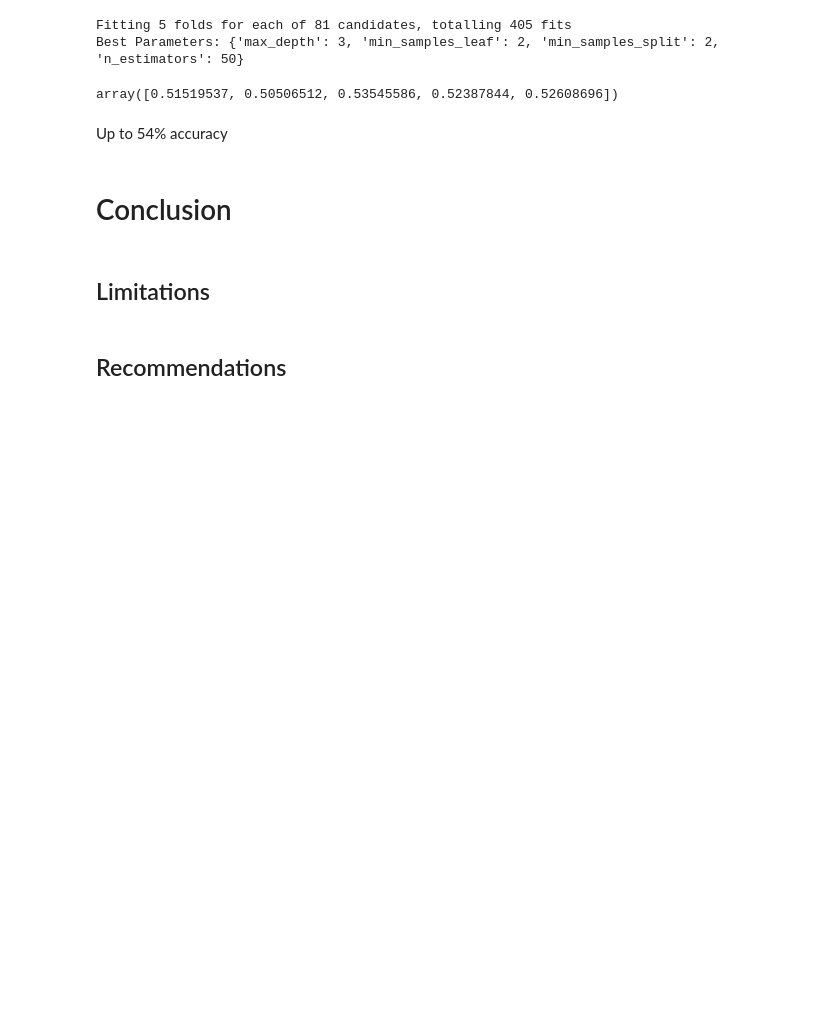
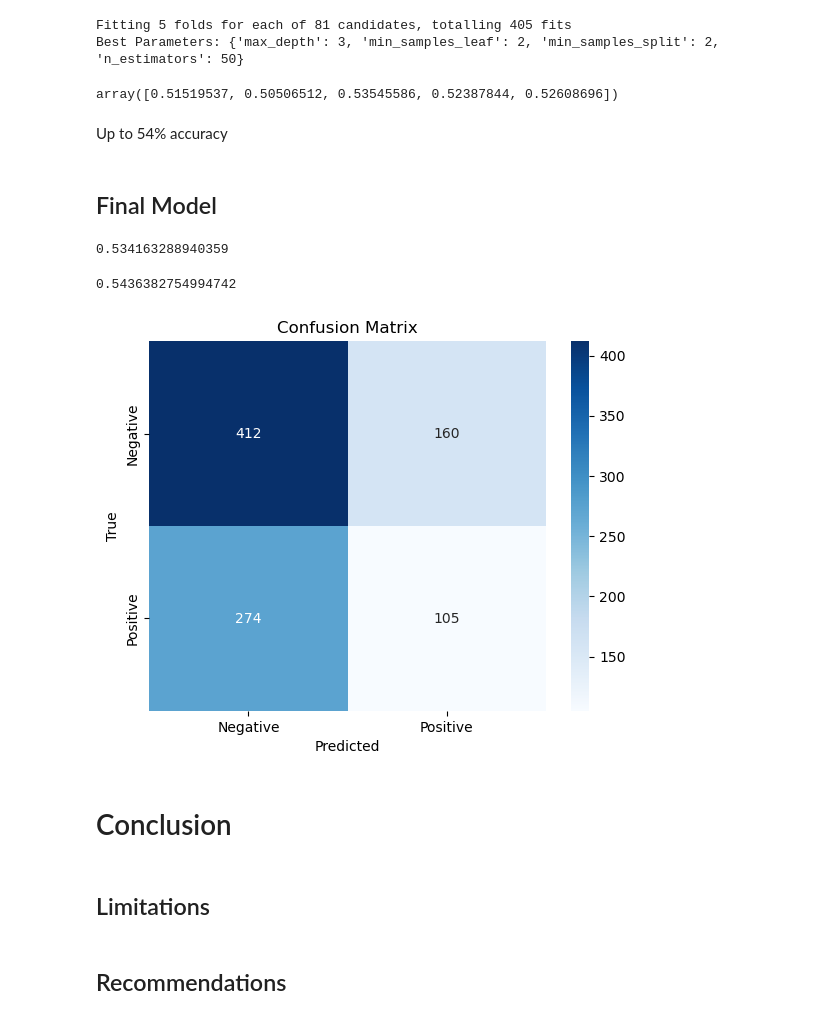
Before and after one commit to mkearns17/NLP_Project, a Jupyter notebook: notebook.ipynb, the cells around one changed output. Drawn from its saved outputs; the diff is of its cells as text; code cells hidden in the pictures; blank space fills up the shorter version.

Commit message:
final model analyzed

```diff
--- a/notebook.ipynb
+++ b/notebook.ipynb
@@ -435,6 +435,56 @@ rf_model_optimized_cv
 array([0.51519537, 0.50506512, 0.53545586, 0.52387844, 0.52608696])
 # %% [markdown]
 Up to 54% accuracy
+# %% [markdown]
+## Final Model
+# %%
+#Instantiate final model
+final_model = rf_model_optimized
+final_model.fit(X_train_resampled,y_train_resampled)
+final_model.score(X_train_resampled,y_train_resampled)
+# %% [output]
+0.534163288940359
+# %%
+#Check accuracy on test results
+final_X_test = tfidf.fit_transform(X_test['text_cleaned'])
+
+#Randomly convert y_test 3's to 1's and 5's
+
+# Step 1: Identify rows with a rating of 3
+rating_3_indices = y_test[y_test == 3].index
+
+# Step 2: Randomly assign these rows to 1 or 5
+# Generate random integers (1 or 5) for each index in `rating_3_indices`
+np.random.seed(42)
+new_ratings = np.random.choice([1, 5], size=len(rating_3_indices), replace=True)
+
+# Step 3: Replace the values in the dataset
+y_test_binary = y_test
+y_test_binary.loc[rating_3_indices] = new_ratings
+
+final_model.score(final_X_test,y_test_binary)
+# %% [output]
+0.5436382754994742
+# %%
+#Make Confusion Matrix
+from sklearn.metrics import confusion_matrix
+from sklearn.metrics import ConfusionMatrixDisplay
+import seaborn as sns
+
+y_pred = final_model.predict(final_X_test)
+
+#cnf_matrix = confusion_matrix(y_test, final_model.predict(final_X_test))
+#disp = ConfusionMatrixDisplay(confusion_matrix=cnf_matrix, display_labels=['Negative','Positive'])
+#disp.plot()
+
+cm = confusion_matrix(y_test, y_pred)
+sns.heatmap(cm, annot=True, fmt='d', cmap='Blues',xticklabels = ['Negative','Positive'],yticklabels = ['Negative','Positive'])
+plt.xlabel("Predicted")
+plt.ylabel("True")
+plt.title("Confusion Matrix")
+plt.show();
+# %% [output]
+[figure, added]
 # %% [markdown]
 # Conclusion
 # %% [markdown]
```
